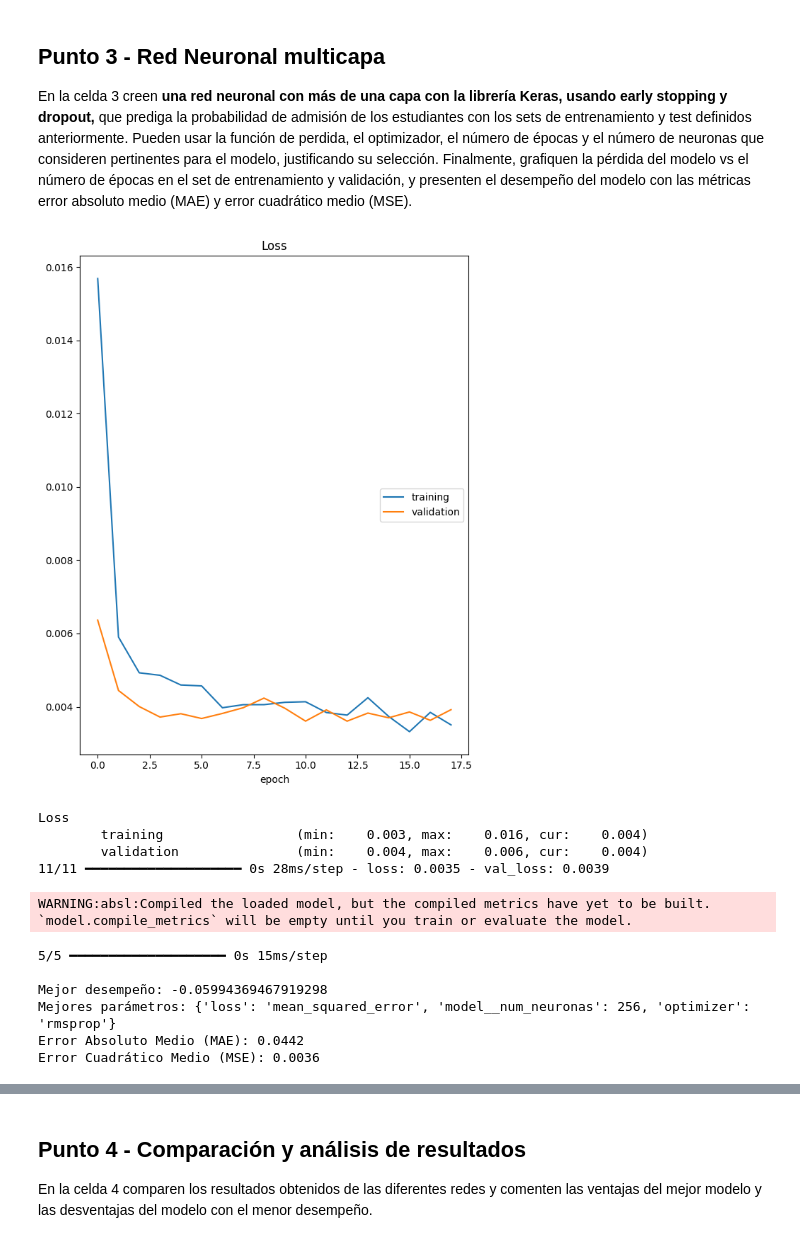
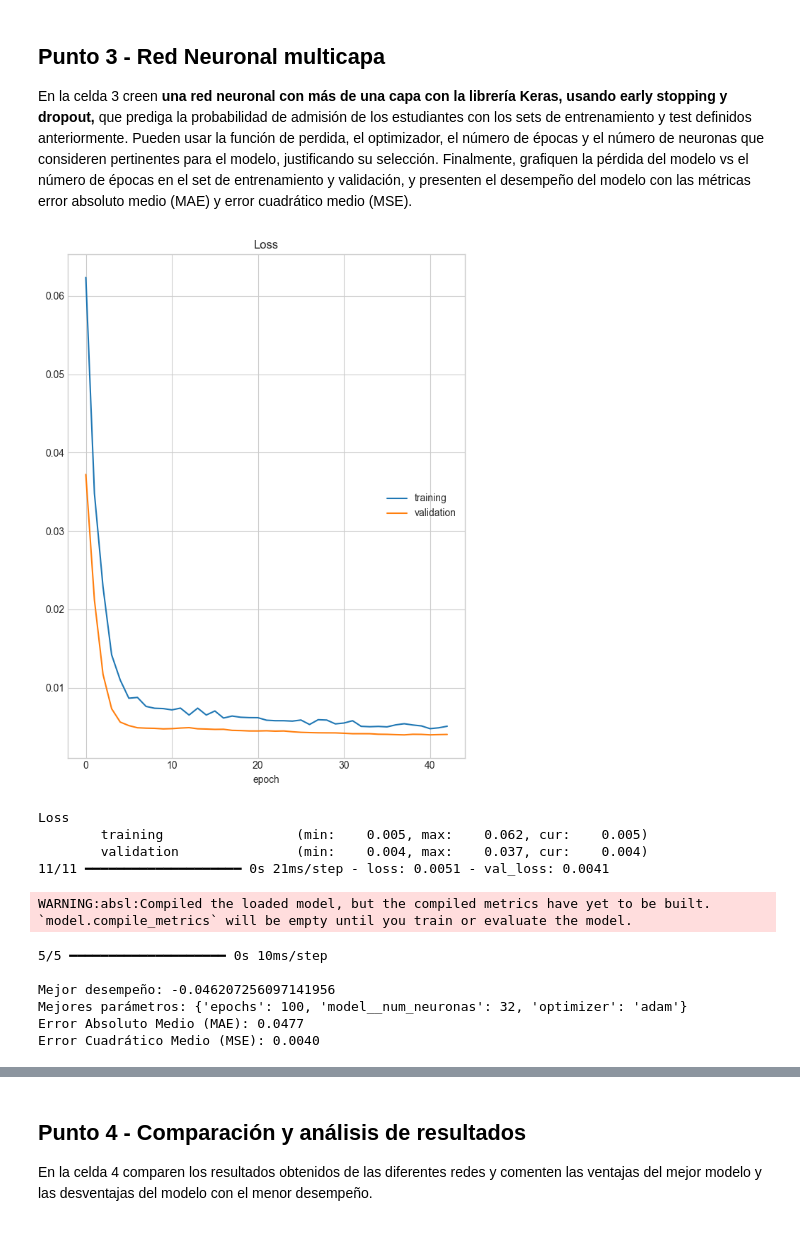
Before and after one commit to JohanManjarresMIAD/JohanManjarresMIAD-JohanManjarresMIAD-MIAD_ML_NLP_2026-Grupo_26, a Jupyter notebook: Semana 6/S6TC1-Redes_Neuronales_V2.ipynb, the cells around one changed output, grey strips where cells are left out. Drawn from its saved outputs; the diff is of its cells as text; code cells hidden in the pictures.

```diff
--- a/Semana 6/S6TC1-Redes_Neuronales_V2.ipynb
+++ b/Semana 6/S6TC1-Redes_Neuronales_V2.ipynb
@@ -62,11 +67,11 @@ xTrain, xTest, yTrain, yTest = train_test_split(X,Y,test_size=0.3, random_state=
 # %%
 #Escalamiento de los datos
 scaler = StandardScaler()
-scaler.fit(X)
+scaler.fit(xTrain)
 
-# Transformación de los set de entrenamiento y test
 X_train = pd.DataFrame(data=scaler.transform(xTrain), columns=xTrain.columns, index=xTrain.index)
-X_test = pd.DataFrame(data=scaler.transform(xTest), columns=xTest.columns, index=xTest.index)
+X_test  = pd.DataFrame(data=scaler.transform(xTest),  columns=xTest.columns,  index=xTest.index)
+
 
 X_train = np.array(X_train)
 Y_train = np.array(yTrain)
@@ -139,6 +158,7 @@ En la celda 2 creen una **red neuronal con dos capas** con la librería Keras, q
 # %%
 # Celda 2
 def crear_modelo_dos_capas(optimizer='adam', loss='mean_squared_error', num_neuronas=256):
+    tf.keras.utils.set_random_seed(SEED)
     model = Sequential()
     model.add(Dense(num_neuronas, input_shape=(dims,), activation='relu'))
     model.add(Dense(output_var, activation='sigmoid'))
@@ -149,16 +169,15 @@ model_wrapper_2_capas = KerasRegressor(model=crear_modelo_dos_capas, verbose=0)
 
 param_grid_2_capas = {
     'optimizer': ['adam', 'sgd', 'rmsprop'],
-    'loss': ['mean_squared_error', 'binary_crossentropy'],
     'epochs': [100, 150],
-    'model__num_neuronas': [128, 256]
+    'model__num_neuronas': [32, 64, 128,256]
 }
 
 grid_2_capas = GridSearchCV(estimator=model_wrapper_2_capas, param_grid=param_grid_2_capas, cv=3, scoring='neg_mean_absolute_error')
 grid_result_2_capas = grid_2_capas.fit(X_train, Y_train)
 
 best_config_2_capas = grid_result_2_capas.best_params_
-model_final_2_capas = crear_modelo_dos_capas(optimizer=best_config_2_capas['optimizer'], loss=best_config_2_capas['loss'], num_neuronas=best_config_2_capas['model__num_neuronas'])
+model_final_2_capas = crear_modelo_dos_capas(optimizer=best_config_2_capas['optimizer'], loss='mean_squared_error', num_neuronas=best_config_2_capas['model__num_neuronas'])
 model_final_2_capas.fit(X_train, Y_train, epochs=best_config_2_capas['epochs'], validation_data=(X_test, Y_test), verbose=1, callbacks=[PlotLossesKeras()])
 
 y_pred_2_capas = model_final_2_capas.predict(X_test)
@@ -189,6 +219,7 @@ En la celda 3 creen **una red neuronal con más de una capa con la librería Ker
 # %%
 # Celda 3
 def crear_modelo_multi_capa(optimizer='adam', loss='mean_squared_error', num_neuronas=256):
+    tf.keras.utils.set_random_seed(SEED)
     model = Sequential()
     model.add(Dense(num_neuronas, input_shape=(dims,), activation='relu'))
     model.add(Dropout(0.2))
@@ -201,46 +232,47 @@ def crear_modelo_multi_capa(optimizer='adam', loss='mean_squared_error', num_neu
     model.compile(optimizer=optimizer, loss=loss)
     return model
 
 model_wrapper_multi = KerasRegressor(model=crear_modelo_multi_capa, verbose=0)
 
+
 param_grid_multi = {
     'optimizer': ['adam', 'sgd', 'rmsprop'],
-    'loss': ['mean_squared_error', 'binary_crossentropy'],
-    'model__num_neuronas': [128, 256]
+    'epochs': [100, 150],
+    'model__num_neuronas': [32, 64, 128,256]
 }
 
 early_stop = EarlyStopping(monitor='val_loss', patience=5, verbose=0)
 fBestModel = 'best_model.h5'
 best_model = ModelCheckpoint(fBestModel, verbose=0, save_best_only=True)
 
 grid_multi = GridSearchCV(estimator=model_wrapper_multi, param_grid=param_grid_multi, cv=3, scoring='neg_mean_absolute_error')
 grid_result_multi = grid_multi.fit(X_train, Y_train, validation_data=(X_test, Y_test), callbacks=[early_stop])
 best_config_multi = grid_result_multi.best_params_
 
-model_final_multi = crear_modelo_multi_capa(optimizer=best_config_multi['optimizer'], loss=best_config_multi['loss'], num_neuronas=best_config_multi['model__num_neuronas'])
+model_final_multi = crear_modelo_multi_capa(optimizer=best_config_multi['optimizer'], loss='mean_squared_error', num_neuronas=best_config_multi['model__num_neuronas'])
 model_final_multi.fit(X_train, Y_train, epochs=300, validation_data=(X_test, Y_test), verbose=1, callbacks=[best_model, early_stop, PlotLossesKeras()])
 mejor_modelo = load_model('best_model.h5')
 
 y_pred_multi = mejor_modelo.predict(X_test)
 mae_multi = mean_absolute_error(Y_test, y_pred_multi)
 mse_multi = mean_squared_error(Y_test, y_pred_multi)
 
 print(f"\nMejor desempeño: {grid_result_multi.best_score_}")
 print(f"Mejores parámetros: {grid_result_multi.best_params_}")
 
 print(f"Error Absoluto Medio (MAE): {mae_multi:.4f}")
 print(f"Error Cuadrático Medio (MSE): {mse_multi:.4f}")
 # %% [output]
-[figure, old version]
+[figure, new version]
 Loss
-        training                 (min:    0.003, max:    0.016, cur:    0.004)
-        validation               (min:    0.004, max:    0.006, cur:    0.004)
-11/11 ━━━━━━━━━━━━━━━━━━━━ 0s 28ms/step - loss: 0.0035 - val_loss: 0.0039
+        training                 (min:    0.005, max:    0.062, cur:    0.005)
+        validation               (min:    0.004, max:    0.037, cur:    0.004)
+11/11 ━━━━━━━━━━━━━━━━━━━━ 0s 21ms/step - loss: 0.0051 - val_loss: 0.0041
 WARNING:absl:Compiled the loaded model, but the compiled metrics have yet to be built. `model.compile_metrics` will be empty until you train or evaluate the model.
-5/5 ━━━━━━━━━━━━━━━━━━━━ 0s 15ms/step
+5/5 ━━━━━━━━━━━━━━━━━━━━ 0s 10ms/step
 
-Mejor desempeño: -0.05994369467919298
-Mejores parámetros: {'loss': 'mean_squared_error', 'model__num_neuronas': 256, 'optimizer': 'rmsprop'}
-Error Absoluto Medio (MAE): 0.0442
-Error Cuadrático Medio (MSE): 0.0036
+Mejor desempeño: -0.046207256097141956
+Mejores parámetros: {'epochs': 100, 'model__num_neuronas': 32, 'optimizer': 'adam'}
+Error Absoluto Medio (MAE): 0.0477
+Error Cuadrático Medio (MSE): 0.0040
 # %%
```
Also changed, not shown: parts of 11 cells of this notebook, 2 other files.
